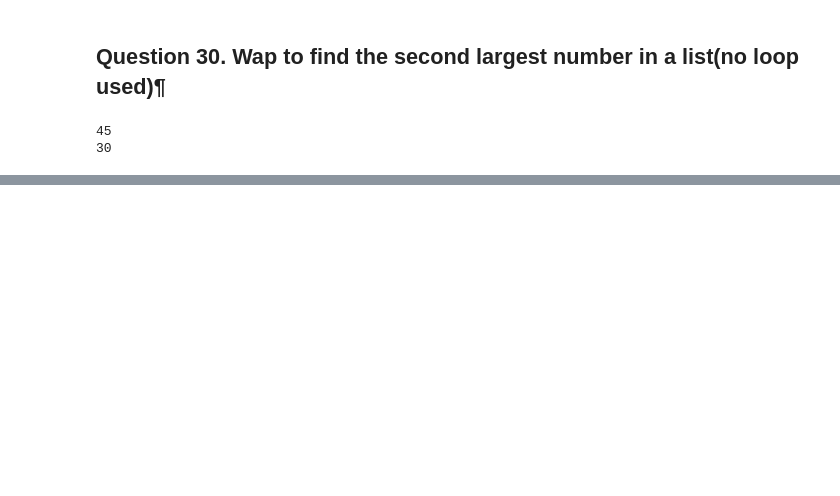
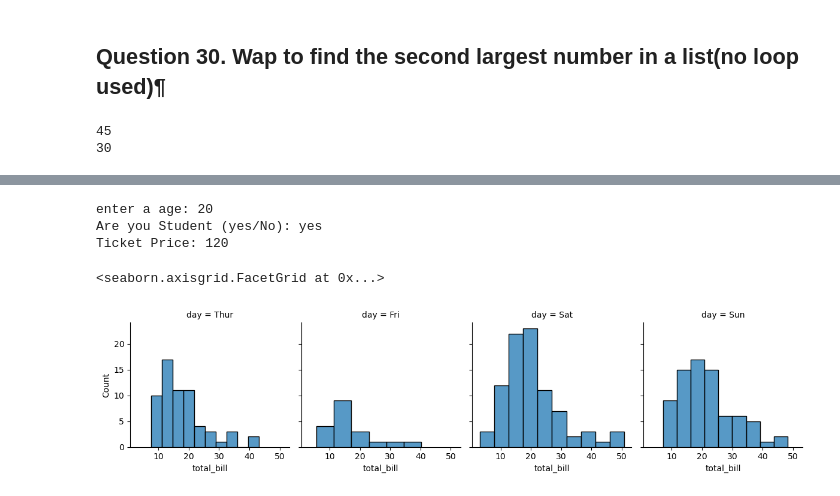
Before and after one commit to Rupeshkumar96/Python_program, a Jupyter notebook: python_practice.ipynb, the cells around one changed output, grey strips where cells are left out. Drawn from its saved outputs; the diff is of its cells as text; code cells hidden in the pictures; blank space fills up the shorter version.

```diff
--- a/python_practice.ipynb
+++ b/python_practice.ipynb
@@ -412,0 +486,25 @@ print(lst[-2])
+# %%
+age=int(input("enter a age:"))
+student=input("Are you Student (yes/No):")
+if age<12:
+    price=50
+elif age<=18:
+    price=100
+else:
+    if student.lower()=='yes':
+        price=120
+    else:
+        price=200
+print("Ticket Price:",price)
+# %% [output]
+enter a age: 20
+Are you Student (yes/No): yes
+Ticket Price: 120
+# %%
+import seaborn as sns
+tips = sns.load_dataset('tips')
+g = sns.FacetGrid(tips, col="day")
+g.map(sns.histplot, "total_bill")
+# %% [output]
+<seaborn.axisgrid.FacetGrid at 0x...>
+[figure, added]
```
Also changed, not shown: parts of 8 cells of this notebook.
